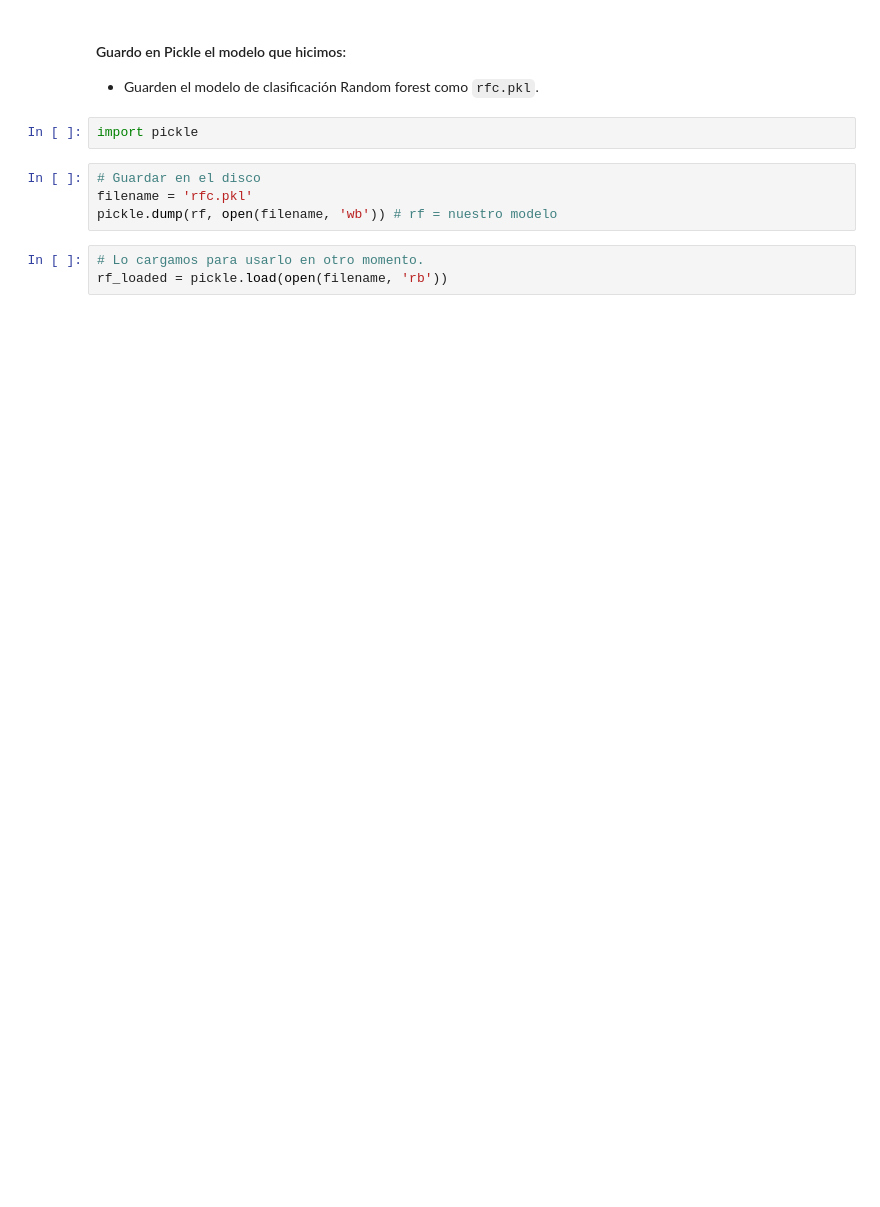
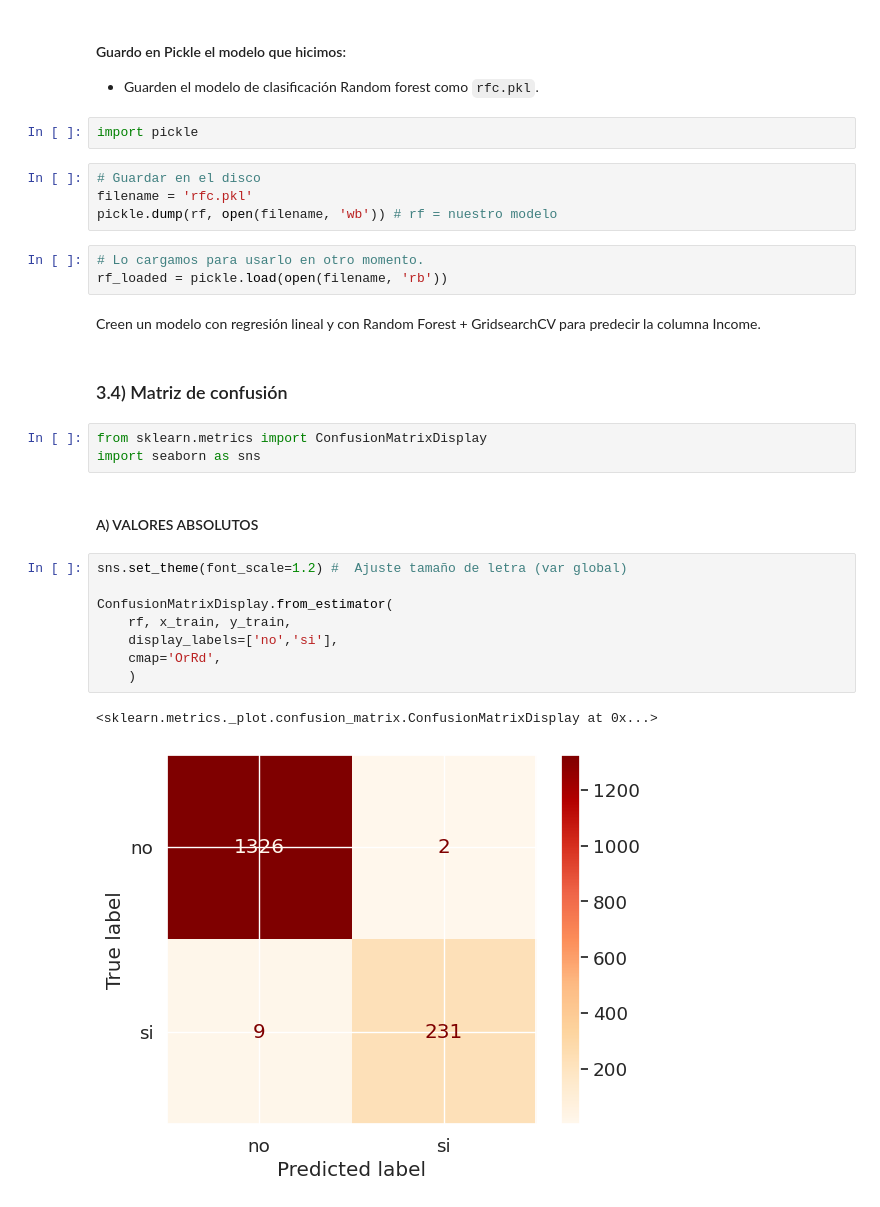
Before and after one commit to marinalgarcia/Grupo_2_DatosVivos_TP5, a Jupyter notebook: TP_5.ipynb, the cells around one changed output. Drawn from its saved outputs; the diff is of its cells as text; blank space fills up the shorter version.

```diff
--- a/TP_5.ipynb
+++ b/TP_5.ipynb
@@ -261,3 +273,23 @@ pickle.dump(rf, open(filename, 'wb')) # rf = nuestro modelo
 # %%
 # Lo cargamos para usarlo en otro momento.
 rf_loaded = pickle.load(open(filename, 'rb'))
+# %% [markdown]
+Creen un modelo con regresión lineal y con Random Forest + GridsearchCV para predecir la columna Income.
+# %% [markdown]
+### 3.4) Matriz de confusión
+# %%
+from sklearn.metrics import ConfusionMatrixDisplay
+import seaborn as sns
+# %% [markdown]
+#### A) VALORES ABSOLUTOS
+# %%
+sns.set_theme(font_scale=1.2) #  Ajuste tamaño de letra (var global)
+
+ConfusionMatrixDisplay.from_estimator(
+    rf, x_train, y_train,
+    display_labels=['no','si'],
+    cmap='OrRd',
+    )
+# %% [output]
+<sklearn.metrics._plot.confusion_matrix.ConfusionMatrixDisplay at 0x...>
+[figure, added]
```
Also changed, not shown: parts of 77 cells of this notebook.
